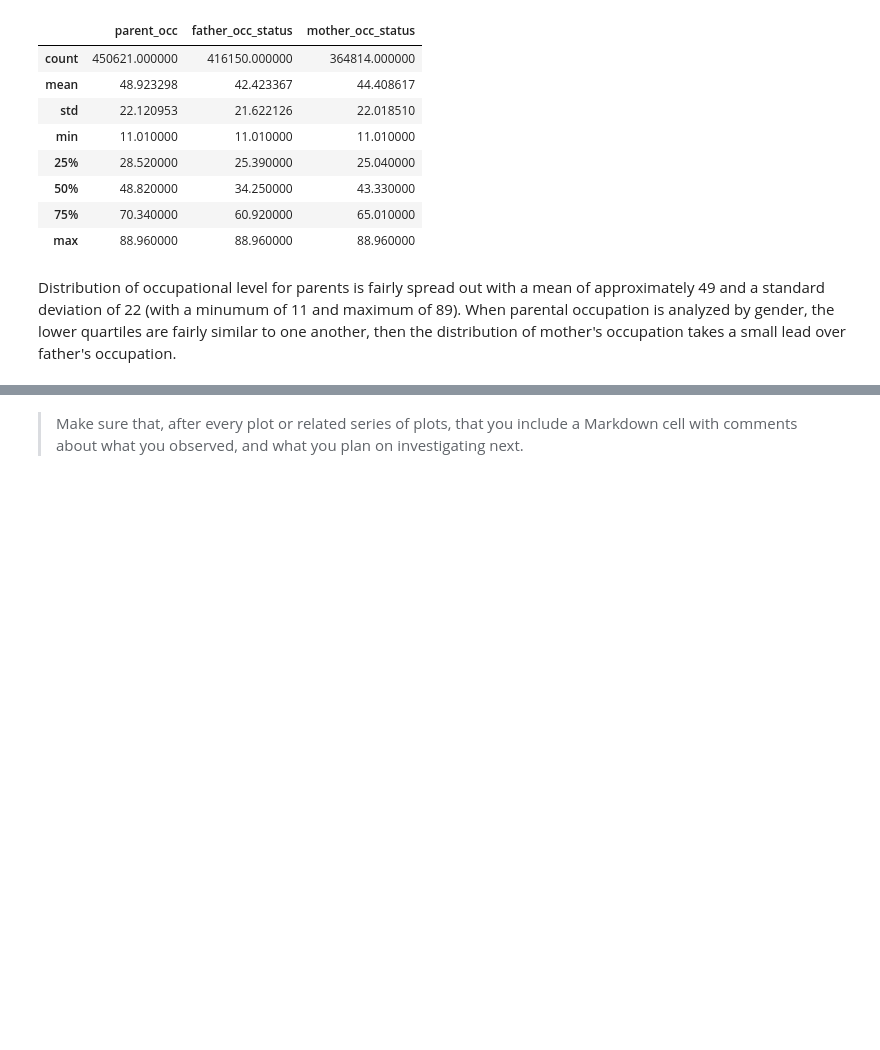
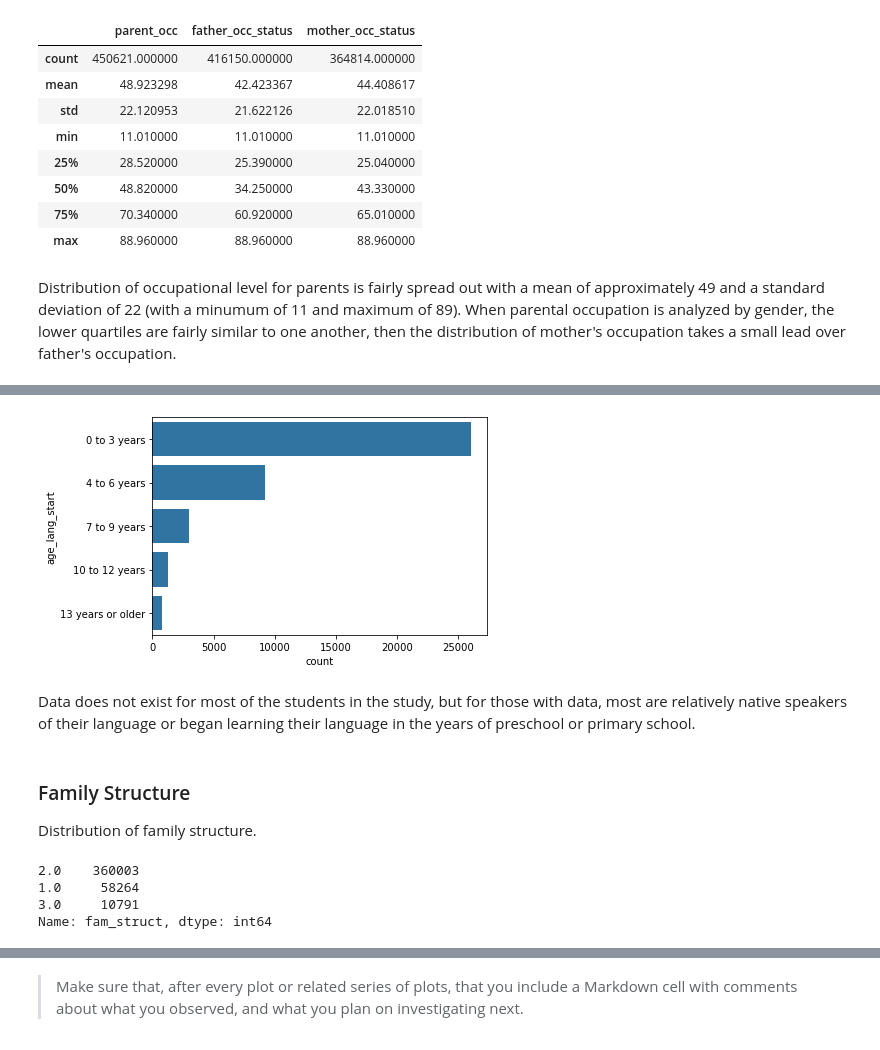
Before and after one commit to sjhaluck/International-Education-Data-Visualization, a Jupyter notebook: exploration_template.ipynb, the cells around one changed output, grey strips where cells are left out. Cells and saved outputs as stored; diff of their text form; code cells hidden in the pictures; blank space fills up the shorter version.

```diff
--- a/exploration_template.ipynb
+++ b/exploration_template.ipynb
@@ -326,0 +357,16 @@ Distribution of occupational level for parents is fairly spread out with a mean
+# %%
+sb.countplot(data = pisa_data, y = 'age_lang_start', color = base_color);
+# %% [output]
+[figure, added]
+# %% [markdown]
+Data does not exist for most of the students in the study, but for those with data, most are relatively native speakers of their language or began learning their language in the years of preschool or primary school.
+# %% [markdown]
+### Family Structure
+Distribution of family structure.
+# %%
+pisa_data.fam_struct.value_counts()
+# %% [output]
+2.0    360003
+1.0     58264
+3.0     10791
+Name: fam_struct, dtype: int64
```
Also changed, not shown: parts of 21 cells of this notebook.
